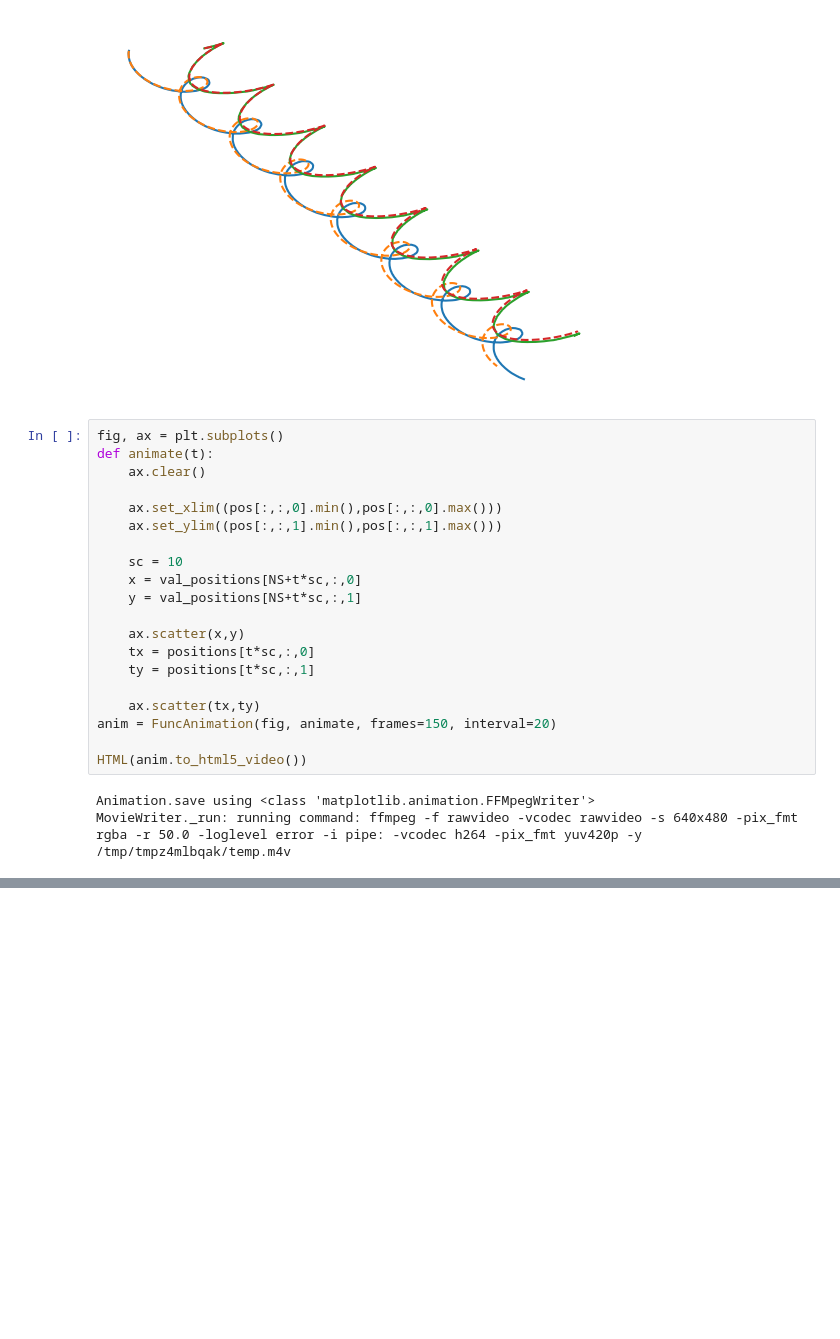
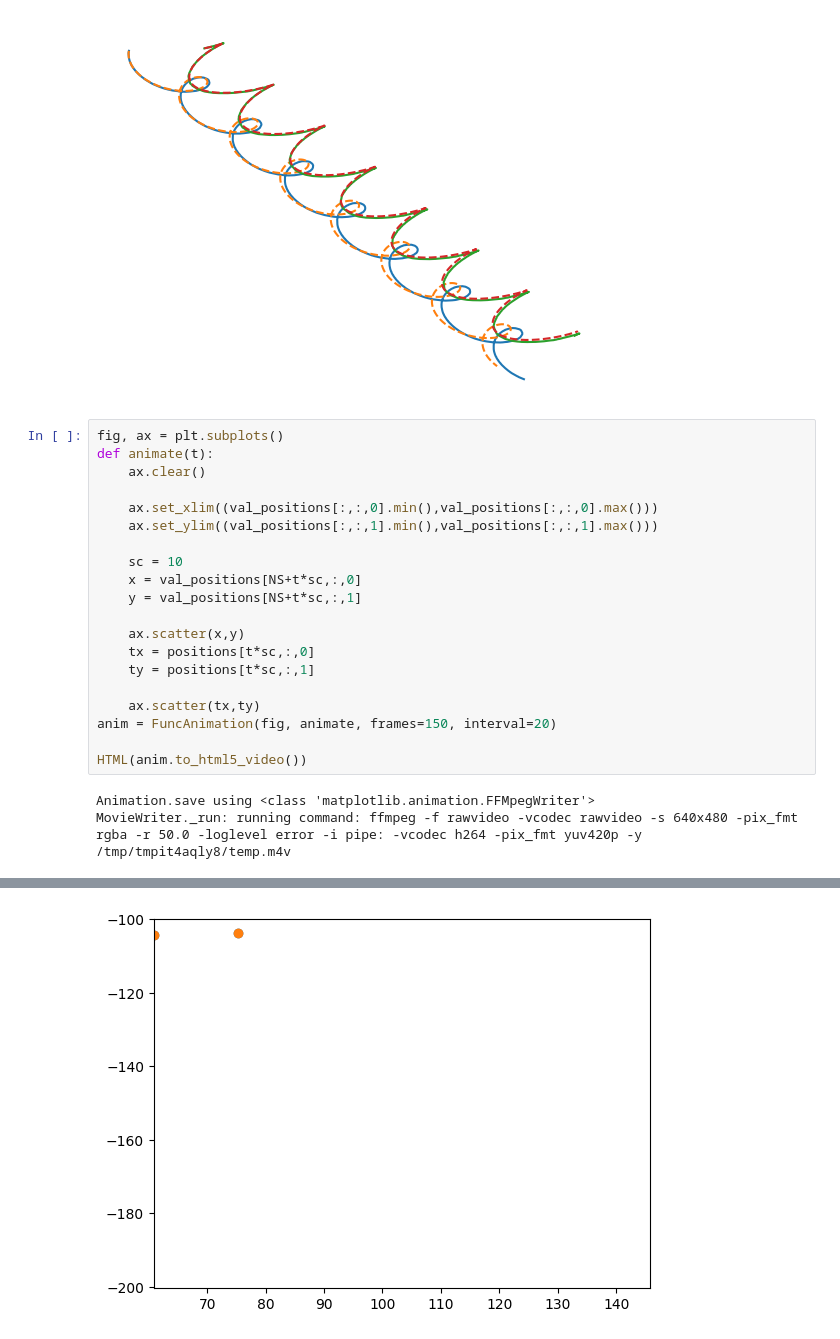
Before and after one commit to alpz/mech-nn, a Jupyter notebook: two_body_test.ipynb, the cells around one changed output, grey strips where cells are left out. Cells and saved outputs as stored; diff of their text form; blank space fills up the shorter version.

```diff
--- a/two_body_test.ipynb
+++ b/two_body_test.ipynb
@@ -143,8 +144,8 @@ fig, ax = plt.subplots()
 def animate(t):
     ax.clear()
 
-    ax.set_xlim((pos[:,:,0].min(),pos[:,:,0].max()))
-    ax.set_ylim((pos[:,:,1].min(),pos[:,:,1].max()))
+    ax.set_xlim((val_positions[:,:,0].min(),val_positions[:,:,0].max()))
+    ax.set_ylim((val_positions[:,:,1].min(),val_positions[:,:,1].max()))
 
     sc = 10
     x = val_positions[NS+t*sc,:,0]
@@ -160,4 +161,4 @@ anim = FuncAnimation(fig, animate, frames=150, interval=20)
 HTML(anim.to_html5_video())
 # %% [output]
 Animation.save using <class 'matplotlib.animation.FFMpegWriter'>
-MovieWriter._run: running command: ffmpeg -f rawvideo -vcodec rawvideo -s 640x480 -pix_fmt rgba -r 50.0 -loglevel error -i pipe: -vcodec h264 -pix_fmt yuv420p -y /tmp/tmpz4mlbqak/temp.m4v
+MovieWriter._run: running command: ffmpeg -f rawvideo -vcodec rawvideo -s 640x480 -pix_fmt rgba -r 50.0 -loglevel error -i pipe: -vcodec h264 -pix_fmt yuv420p -y /tmp/tmpit4aqly8/temp.m4v
@@ -163,0 +166 @@ MovieWriter._run: running command: ffmpeg -f rawvideo -vcodec rawvideo -s 640x48
+[figure, added]
```
Also changed, not shown: parts of 2 cells of this notebook.
